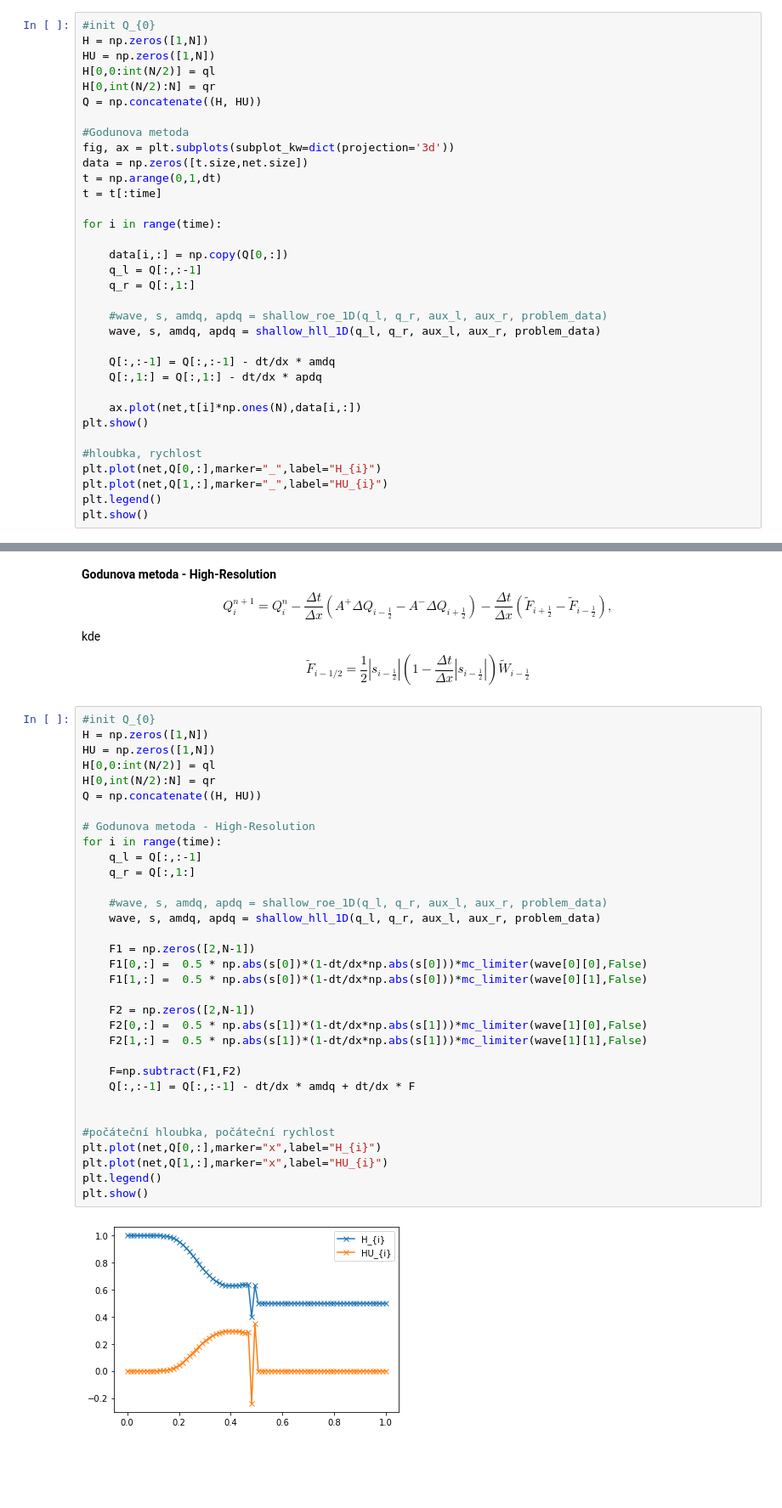
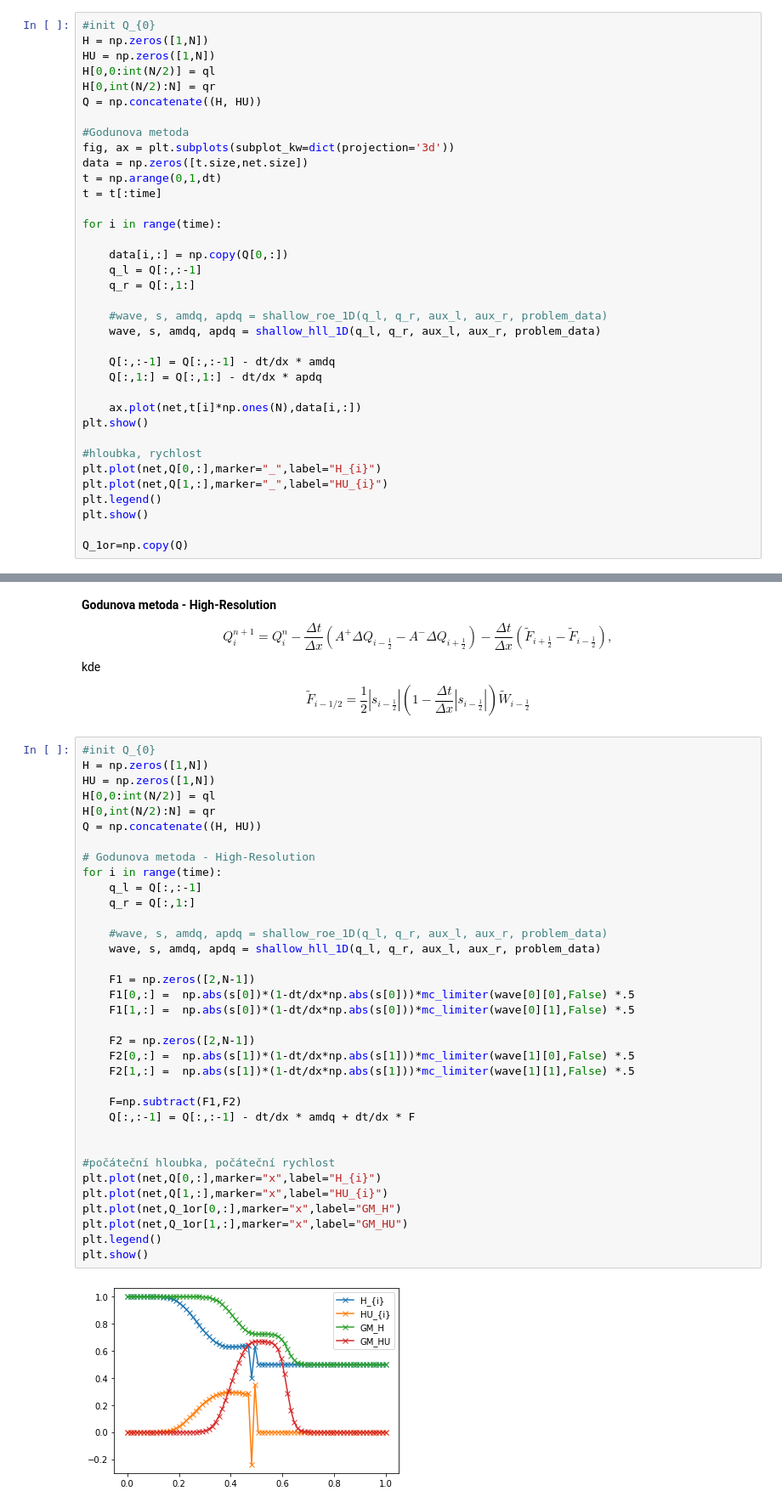
Before and after one commit to honzapulpan/fav-SNM2, a Jupyter notebook: notebooks/Anezky_test.ipynb, the cells around one changed output, grey strips where cells are left out. Shown at 85% size. Drawn from its saved outputs; the diff is of its cells as text; blank space fills up the shorter version.

```diff
--- a/notebooks/Anezky_test.ipynb
+++ b/notebooks/Anezky_test.ipynb
@@ -69,6 +69,8 @@ plt.plot(net,Q[0,:],marker="_",label="H_{i}")
 plt.plot(net,Q[1,:],marker="_",label="HU_{i}")
 plt.legend()
 plt.show()
+
+Q_1or=np.copy(Q)
 # %% [output]
 [figure]
 [figure]
@@ -80,38 +82,40 @@ $$\tilde{F}_{i-1/2} = \frac{1}{2}|s_{i-\frac{1}{2}}|(1-\frac{\Delta t}{\Delta x}
 # %%
 #init Q_{0}
 H = np.zeros([1,N])
 HU = np.zeros([1,N])
 H[0,0:int(N/2)] = ql
 H[0,int(N/2):N] = qr
 Q = np.concatenate((H, HU))
 
 # Godunova metoda - High-Resolution
 for i in range(time):
     q_l = Q[:,:-1]
     q_r = Q[:,1:]
 
     #wave, s, amdq, apdq = shallow_roe_1D(q_l, q_r, aux_l, aux_r, problem_data)
     wave, s, amdq, apdq = shallow_hll_1D(q_l, q_r, aux_l, aux_r, problem_data)
 
     F1 = np.zeros([2,N-1])
-    F1[0,:] =  0.5 * np.abs(s[0])*(1-dt/dx*np.abs(s[0]))*mc_limiter(wave[0][0],False)
-    F1[1,:] =  0.5 * np.abs(s[0])*(1-dt/dx*np.abs(s[0]))*mc_limiter(wave[0][1],False)
+    F1[0,:] =  np.abs(s[0])*(1-dt/dx*np.abs(s[0]))*mc_limiter(wave[0][0],False) *.5
+    F1[1,:] =  np.abs(s[0])*(1-dt/dx*np.abs(s[0]))*mc_limiter(wave[0][1],False) *.5
 
     F2 = np.zeros([2,N-1])
-    F2[0,:] =  0.5 * np.abs(s[1])*(1-dt/dx*np.abs(s[1]))*mc_limiter(wave[1][0],False)
-    F2[1,:] =  0.5 * np.abs(s[1])*(1-dt/dx*np.abs(s[1]))*mc_limiter(wave[1][1],False)
+    F2[0,:] =  np.abs(s[1])*(1-dt/dx*np.abs(s[1]))*mc_limiter(wave[1][0],False) *.5
+    F2[1,:] =  np.abs(s[1])*(1-dt/dx*np.abs(s[1]))*mc_limiter(wave[1][1],False) *.5
 
     F=np.subtract(F1,F2)
     Q[:,:-1] = Q[:,:-1] - dt/dx * amdq + dt/dx * F
 
 
 #počáteční hloubka, počáteční rychlost
 plt.plot(net,Q[0,:],marker="x",label="H_{i}")
 plt.plot(net,Q[1,:],marker="x",label="HU_{i}")
+plt.plot(net,Q_1or[0,:],marker="x",label="GM_H")
+plt.plot(net,Q_1or[1,:],marker="x",label="GM_HU")
 plt.legend()
 plt.show()
 # %% [output]
-[figure, old version]
+[figure, new version]
 # %%
 def mc_limiter(r,cfl):
     r"""
```
Also changed, not shown: parts of 1 cell of this notebook, 1 other file.
